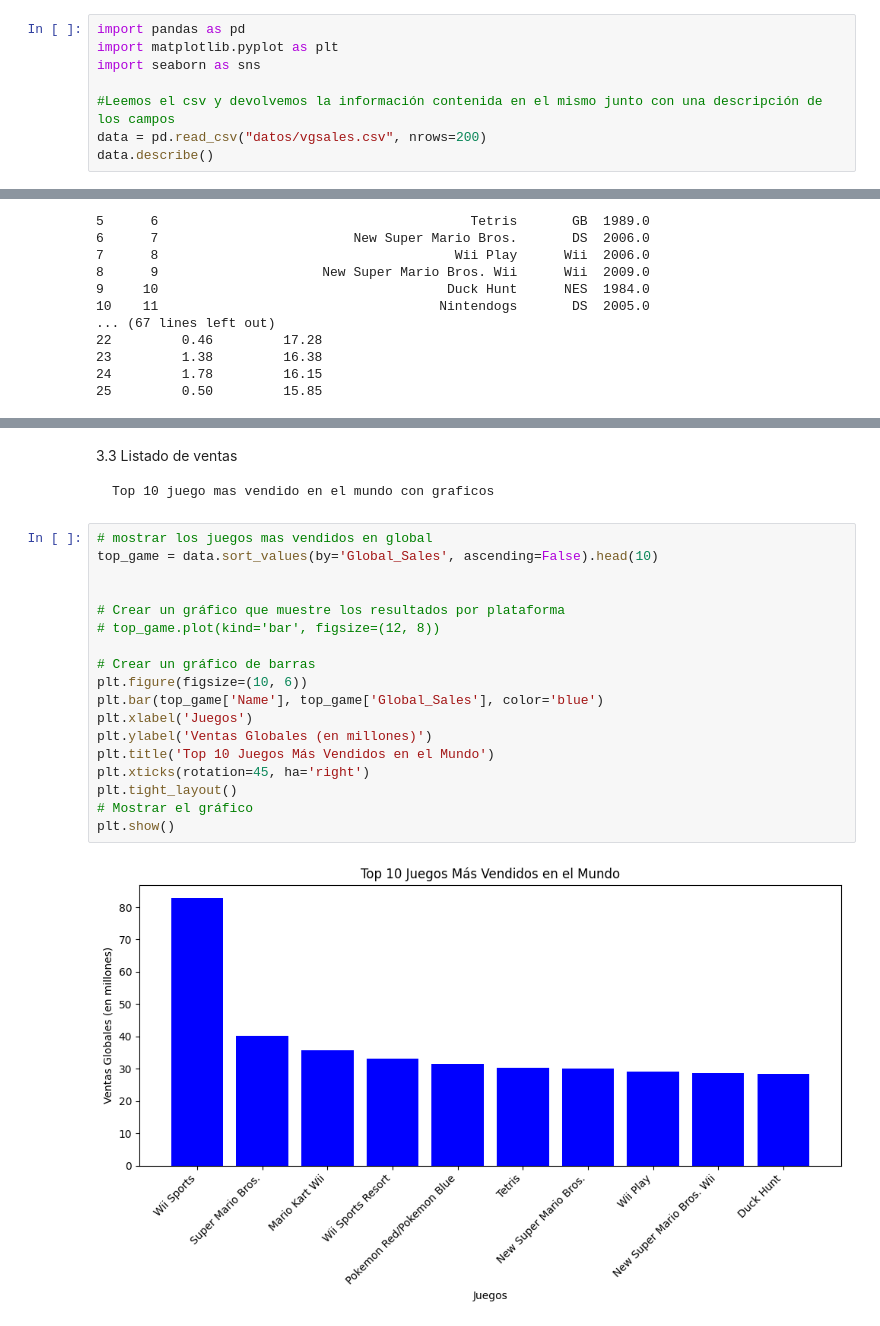
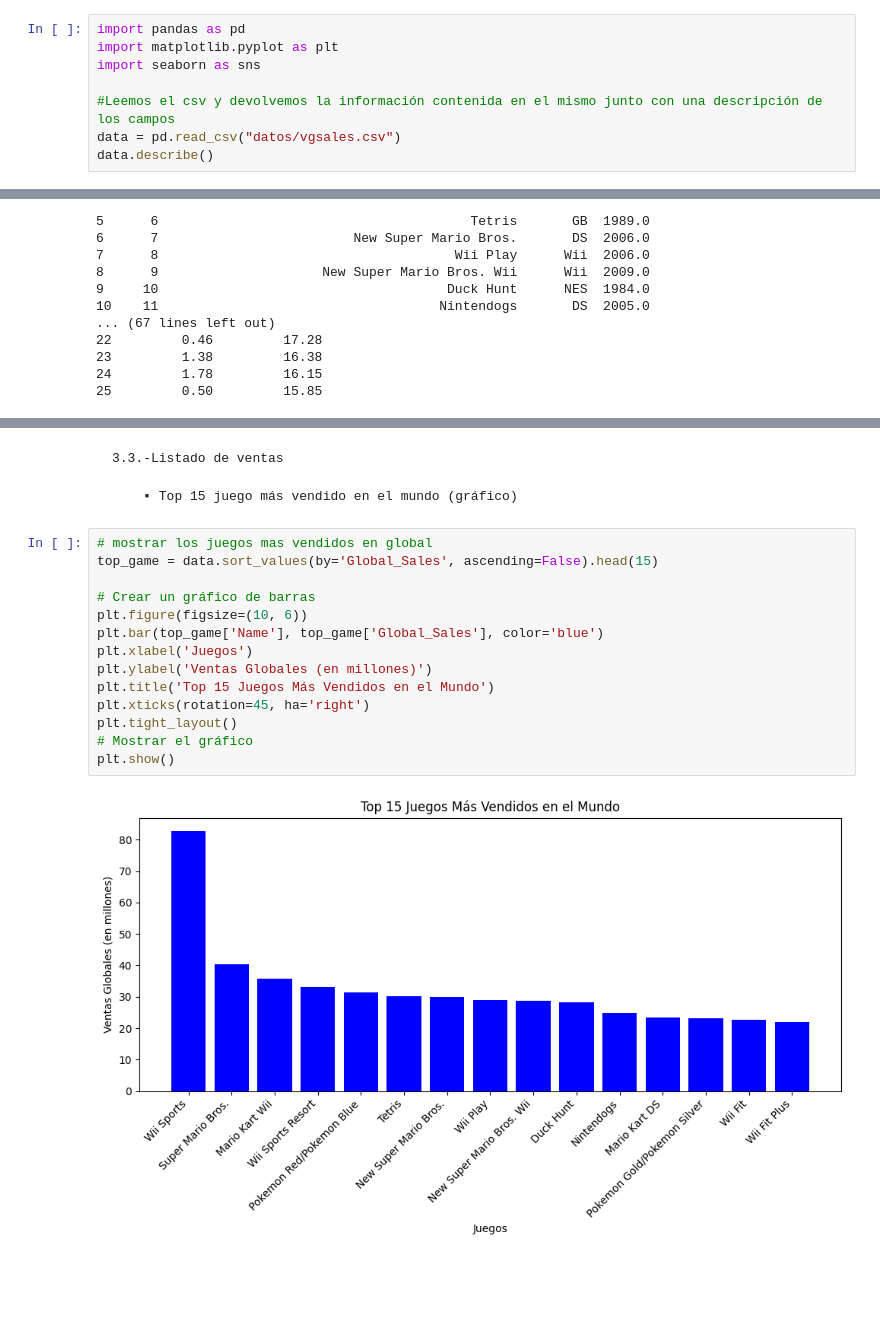
Before and after one commit to EricKnuchel/Lucasteam, a Jupyter notebook: pandas.ipynb, the cells around one changed output, grey strips where cells are left out. Drawn from its saved outputs; the diff is of its cells as text; blank space fills up the shorter version.

```diff
--- a/pandas.ipynb
+++ b/pandas.ipynb
@@ -72,7 +72,7 @@ import matplotlib.pyplot as plt
 import seaborn as sns
 
 #Leemos el csv y devolvemos la información contenida en el mismo junto con una descripción de los campos
-data = pd.read_csv("datos/vgsales.csv", nrows=200)
+data = pd.read_csv("datos/vgsales.csv")
 data.describe()
 # %% [output]
 |  | Rank | Year | NA_Sales | EU_Sales | JP_Sales | Other_Sales | Global_Sales |
@@ -184,24 +252,20 @@ print(juegos_year_par[['Name', 'Platform', 'Year', 'Genre', 'Publisher']])
 # %% [markdown]
-3.3 Listado de ventas
+    3.3.-Listado de ventas
 
-    Top 10 juego mas vendido en el mundo con graficos
+        ▪ Top 15 juego más vendido en el mundo (gráfico)
 # %%
 # mostrar los juegos mas vendidos en global
-top_game = data.sort_values(by='Global_Sales', ascending=False).head(10)
-
-
-# Crear un gráfico que muestre los resultados por plataforma
-# top_game.plot(kind='bar', figsize=(12, 8))
+top_game = data.sort_values(by='Global_Sales', ascending=False).head(15)
 
 # Crear un gráfico de barras
 plt.figure(figsize=(10, 6))
 plt.bar(top_game['Name'], top_game['Global_Sales'], color='blue')
 plt.xlabel('Juegos')
 plt.ylabel('Ventas Globales (en millones)')
-plt.title('Top 10 Juegos Más Vendidos en el Mundo')
+plt.title('Top 15 Juegos Más Vendidos en el Mundo')
 plt.xticks(rotation=45, ha='right')
 plt.tight_layout()
 # Mostrar el gráfico
 plt.show()
 # %% [output]
-[figure, old version]
+[figure, new version]
```
Also changed, not shown: parts of 53 cells of this notebook, 2 other files.
